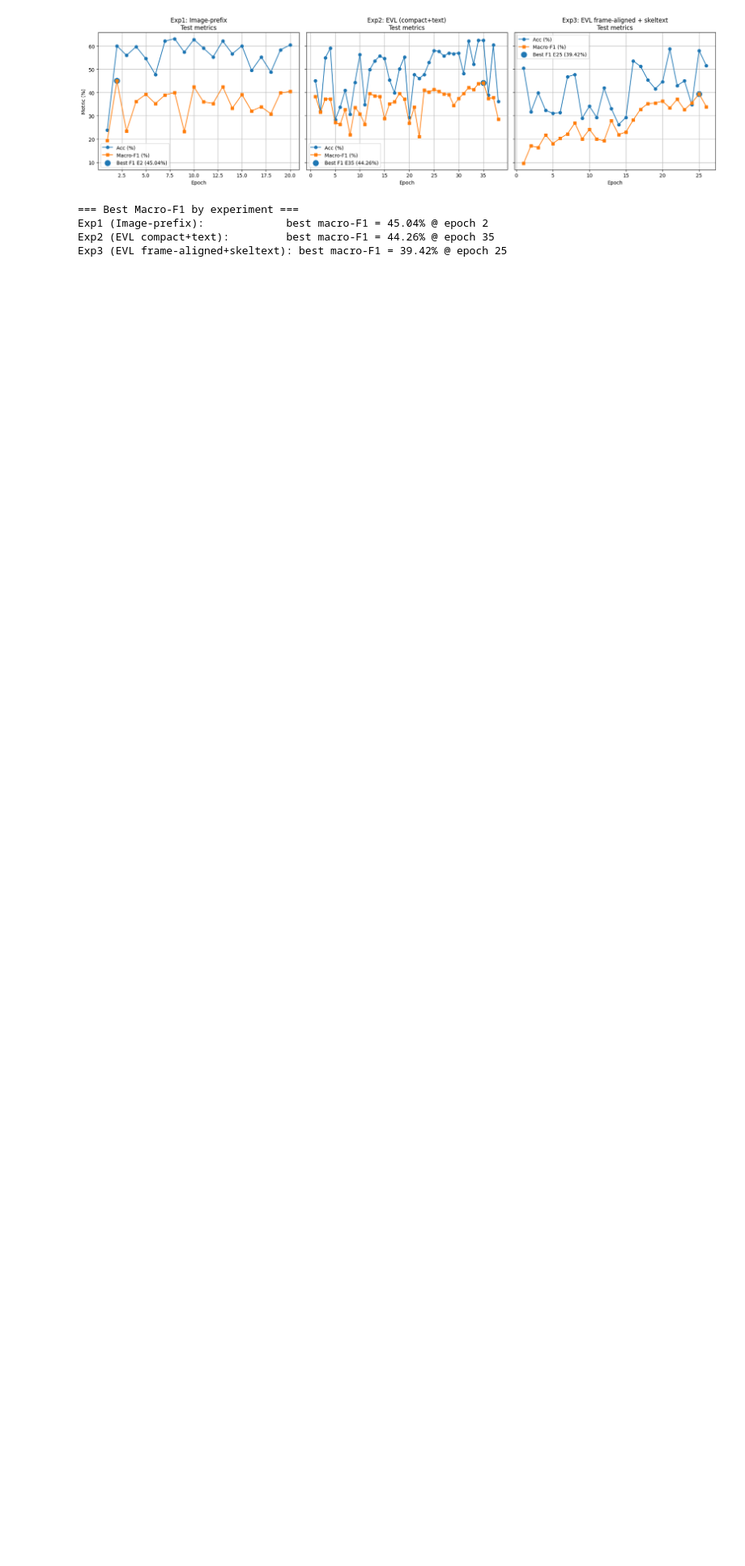
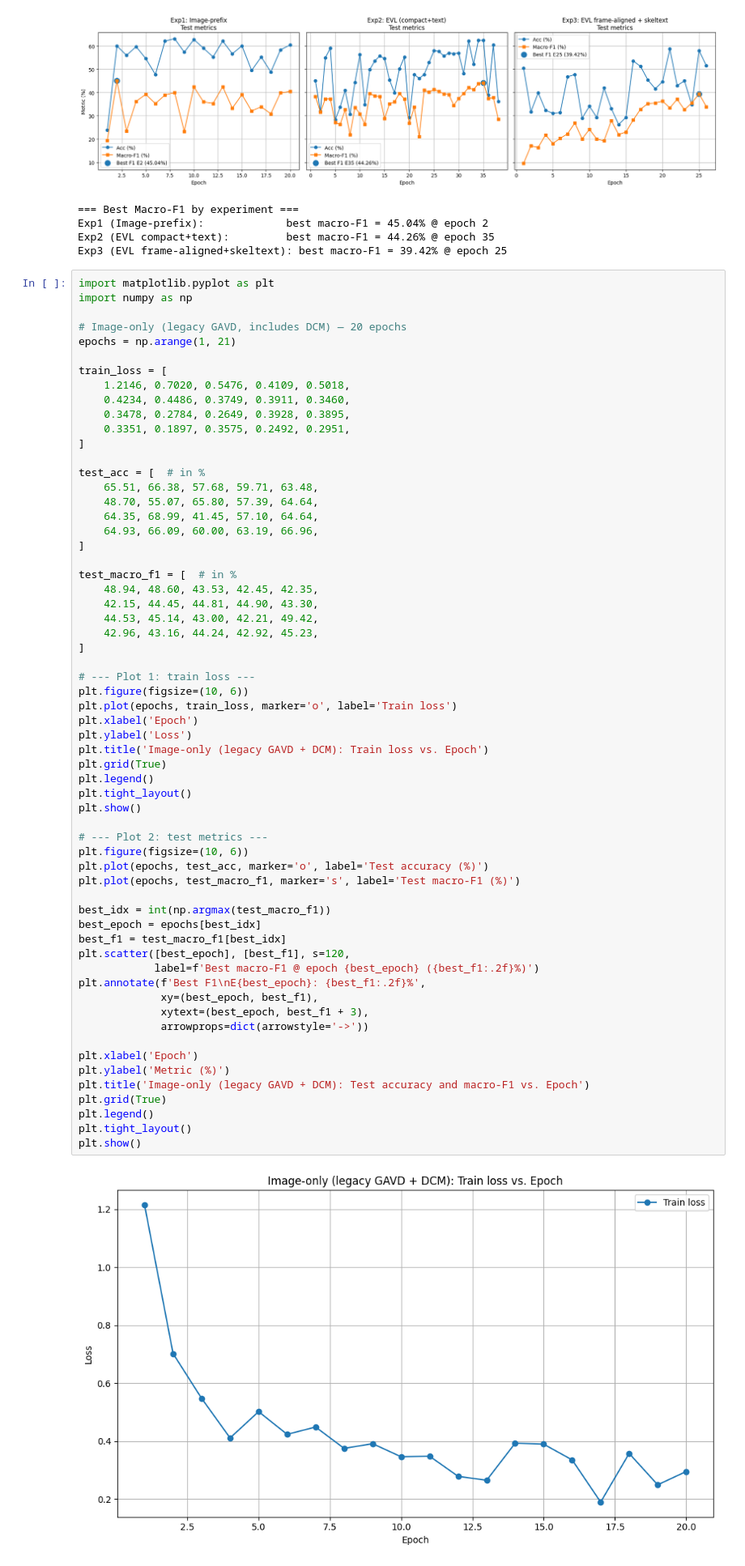
Before and after one commit to AnthonyChen0921/internvl-gait, a Jupyter notebook: result.ipynb, the cells around one changed output. Shown at 81% size. Cells and saved outputs as stored; diff of their text form; blank space fills up the shorter version.

```diff
--- a/result.ipynb
+++ b/result.ipynb
@@ -1045,3 +1045,66 @@ print(f"Exp3 (EVL frame-aligned+skeltext): best macro-F1 = {bf3:.2f}% @ epoch {b
 Exp1 (Image-prefix):             best macro-F1 = 45.04% @ epoch 2
 Exp2 (EVL compact+text):         best macro-F1 = 44.26% @ epoch 35
 Exp3 (EVL frame-aligned+skeltext): best macro-F1 = 39.42% @ epoch 25
+# %%
+import matplotlib.pyplot as plt
+import numpy as np
+
+# Image-only (legacy GAVD, includes DCM) — 20 epochs
+epochs = np.arange(1, 21)
+
+train_loss = [
+    1.2146, 0.7020, 0.5476, 0.4109, 0.5018,
+    0.4234, 0.4486, 0.3749, 0.3911, 0.3460,
+    0.3478, 0.2784, 0.2649, 0.3928, 0.3895,
+    0.3351, 0.1897, 0.3575, 0.2492, 0.2951,
+]
+
+test_acc = [  # in %
+    65.51, 66.38, 57.68, 59.71, 63.48,
+    48.70, 55.07, 65.80, 57.39, 64.64,
+    64.35, 68.99, 41.45, 57.10, 64.64,
+    64.93, 66.09, 60.00, 63.19, 66.96,
+]
+
+test_macro_f1 = [  # in %
+    48.94, 48.60, 43.53, 42.45, 42.35,
+    42.15, 44.45, 44.81, 44.90, 43.30,
+    44.53, 45.14, 43.00, 42.21, 49.42,
+    42.96, 43.16, 44.24, 42.92, 45.23,
+]
+
+# --- Plot 1: train loss ---
+plt.figure(figsize=(10, 6))
+plt.plot(epochs, train_loss, marker='o', label='Train loss')
+plt.xlabel('Epoch')
+plt.ylabel('Loss')
+plt.title('Image-only (legacy GAVD + DCM): Train loss vs. Epoch')
+plt.grid(True)
+plt.legend()
+plt.tight_layout()
+plt.show()
+
+# --- Plot 2: test metrics ---
+plt.figure(figsize=(10, 6))
+plt.plot(epochs, test_acc, marker='o', label='Test accuracy (%)')
+plt.plot(epochs, test_macro_f1, marker='s', label='Test macro-F1 (%)')
+
+best_idx = int(np.argmax(test_macro_f1))
+best_epoch = epochs[best_idx]
+best_f1 = test_macro_f1[best_idx]
+plt.scatter([best_epoch], [best_f1], s=120,
+            label=f'Best macro-F1 @ epoch {best_epoch} ({best_f1:.2f}%)')
+plt.annotate(f'Best F1\nE{best_epoch}: {best_f1:.2f}%',
+             xy=(best_epoch, best_f1),
+             xytext=(best_epoch, best_f1 + 3),
+             arrowprops=dict(arrowstyle='->'))
+
+plt.xlabel('Epoch')
+plt.ylabel('Metric (%)')
+plt.title('Image-only (legacy GAVD + DCM): Test accuracy and macro-F1 vs. Epoch')
+plt.grid(True)
+plt.legend()
+plt.tight_layout()
+plt.show()
+# %% [output]
+[figure, added]
```
Also changed, not shown: parts of 3 cells of this notebook, 4 other files.
